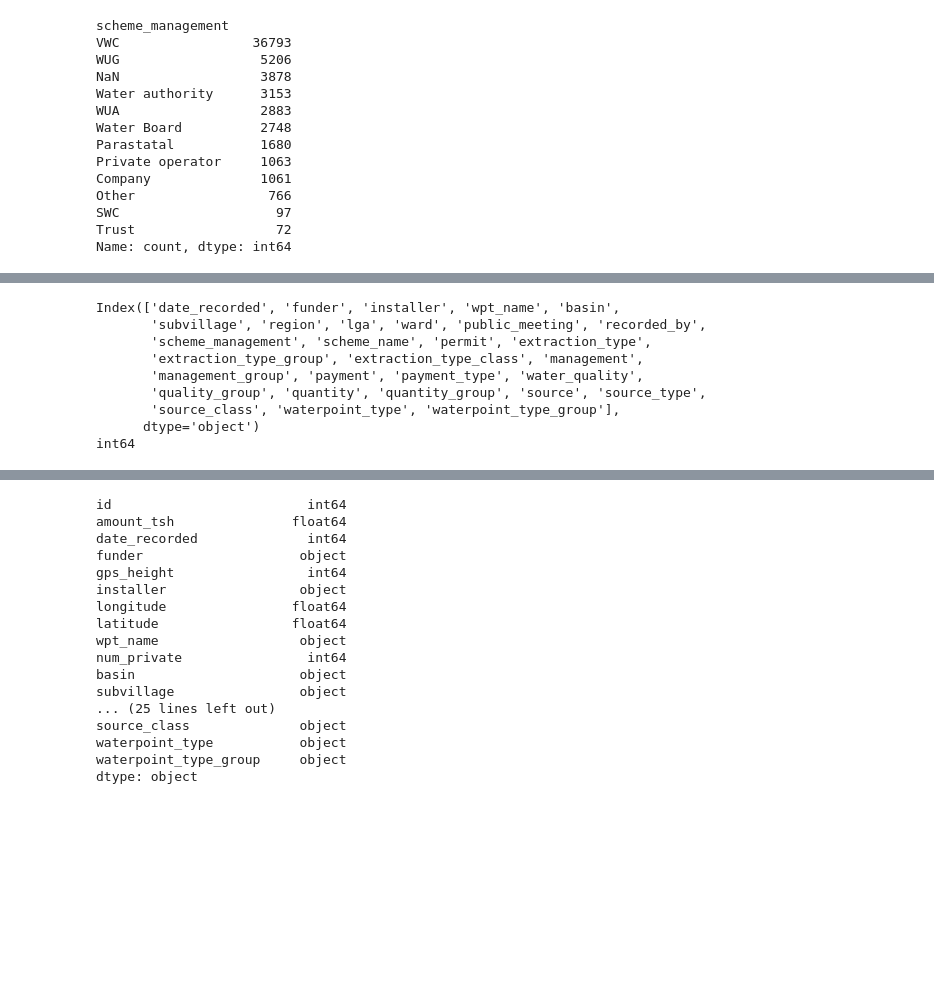
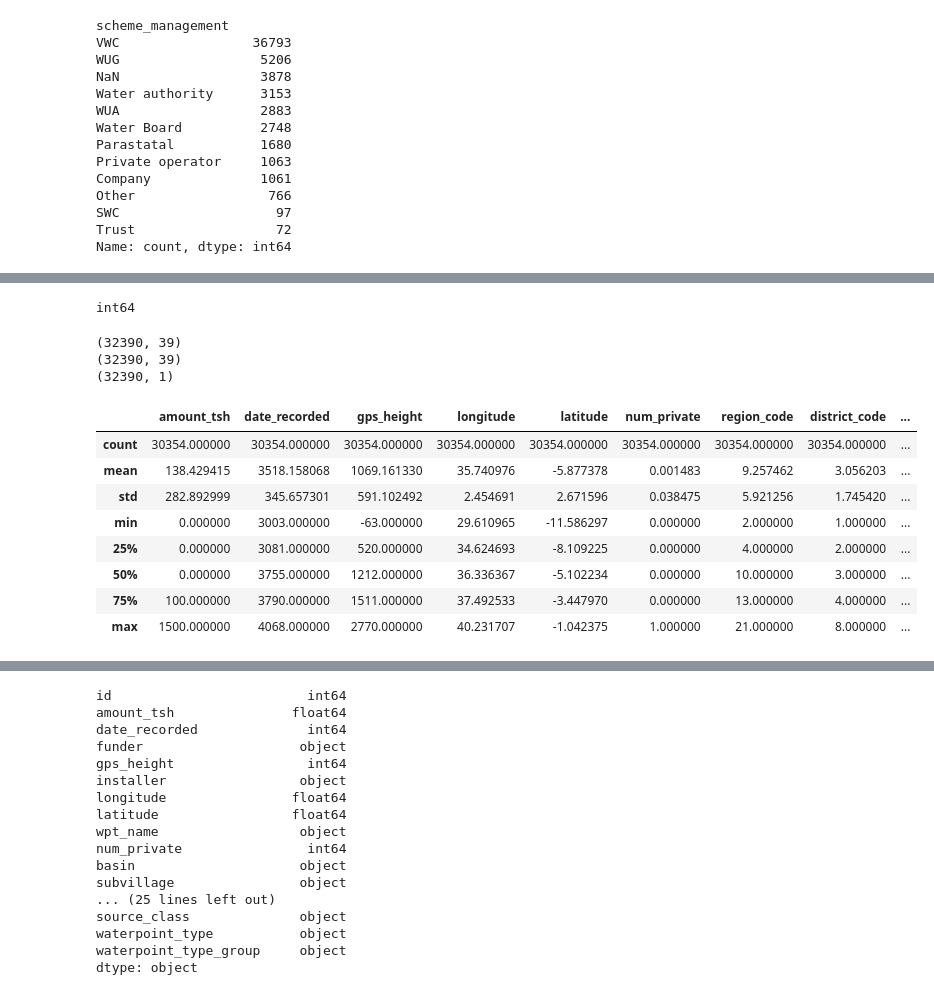
Before and after one commit to jimenacotera/Supervised-ML-Model-Comparison-and-Hyper-parameter-Optimisation, a Jupyter notebook: p1-part1.ipynb, the cells around one changed output, grey strips where cells are left out. Cells and saved outputs as stored; diff of their text form; code cells hidden in the pictures; blank space fills up the shorter version.

```diff
--- a/p1-part1.ipynb
+++ b/p1-part1.ipynb
@@ -260,10 +255,10 @@ plt.show()
 
 
 
-# this feature is read as strings by the dataframe. Therefore, by default, they'll be treated as categorical features. But that doesn't really make sense.
-print(train_values.select_dtypes(include=["object"], exclude=["int64", "float64"]).columns)
+# # this feature is read as strings by the dataframe. Therefore, by default, they'll be treated as categorical features. But that doesn't really make sense.
+# print(train_values.select_dtypes(include=["object"], exclude=["int64", "float64"]).columns)
 
-# One example solution is to convert this feature into a numerical feature: the number of days since the first recorded date in the dataset.
+# Converting 'date_recorded' into a numerical feature: the number of days since the first recorded date in the dataset.
 train_values["date_recorded"] = pd.to_datetime(train_values.date_recorded, format="%Y-%m-%d")
 
 train_values.describe(include = "all")
@@ -279,16 +274,57 @@ n_days_since_first = [x.days for x in new_dates]
 train_values["date_recorded"] = n_days_since_first
 # check data type of the new column (to ensure it's now numeric)
 print(train_values["date_recorded"].dtype)
+
+#Re-calculate the numeric and categorical columns
+numeric_cols = train_values.select_dtypes(include=["int64", "float64"], exclude=["object"]).drop(columns=["id"]).columns
+categoric_cols = train_values.select_dtypes(include=["object"], exclude=["int64", "float64"]).columns
 # %% [output]
-Index(['date_recorded', 'funder', 'installer', 'wpt_name', 'basin',
-       'subvillage', 'region', 'lga', 'ward', 'public_meeting', 'recorded_by',
-       'scheme_management', 'scheme_name', 'permit', 'extraction_type',
-       'extraction_type_group', 'extraction_type_class', 'management',
-       'management_group', 'payment', 'payment_type', 'water_quality',
-       'quality_group', 'quantity', 'quantity_group', 'source', 'source_type',
-       'source_class', 'waterpoint_type', 'waterpoint_type_group'],
-      dtype='object')
 int64
+# %%
+# Outlier Handling in Numeric Fields
+# Through imputation for now TODO
+
+
+# TODO here i am using imputation figure out if that is the best approach
+# Remove every row where construction year is 0 -> this means this data is missing
+mask = train_values['construction_year'] != 0
+print(train_values.shape)
+train_values_filt = train_values[mask].reset_index(drop=True)
+train_labels_filt = train_labels[mask].reset_index(drop=True)
+# TODO clean these two lines up
+train_values = train_values_filt
+train_labels = train_labels_filt
+print(train_values.shape)
+print(train_labels.shape)
+
+
+
+# Detect Outlier through Z Scores
+z_scores = train_values[numeric_cols].apply(zscore)
+threshold = 3
+# mask = (np.abs(z_scores) < threshold).all(axis=1)
+# non_outlier_values = train_values[mask].reset_index(drop=True)
+# non_outlier_labels = train_labels[mask].reset_index(drop=True)
+# train_values = non_outlier_values
+# train_labels = non_outlier_labels
+
+values_non_out = train_values[~(z_scores > threshold).any(axis=1)]
+train_values= values_non_out
+
+train_values.describe()
+# %% [output]
+(32390, 39)
+(32390, 39)
+(32390, 1)
+|  | amount_tsh | date_recorded | gps_height | longitude | latitude | num_private | region_code | district_code | ... |
+| count | 30354.000000 | 30354.000000 | 30354.000000 | 30354.000000 | 30354.000000 | 30354.000000 | 30354.000000 | 30354.000000 | ... |
+| mean | 138.429415 | 3518.158068 | 1069.161330 | 35.740976 | -5.877378 | 0.001483 | 9.257462 | 3.056203 | ... |
+| std | 282.892999 | 345.657301 | 591.102492 | 2.454691 | 2.671596 | 0.038475 | 5.921256 | 1.745420 | ... |
+| min | 0.000000 | 3003.000000 | -63.000000 | 29.610965 | -11.586297 | 0.000000 | 2.000000 | 1.000000 | ... |
+| 25% | 0.000000 | 3081.000000 | 520.000000 | 34.624693 | -8.109225 | 0.000000 | 4.000000 | 2.000000 | ... |
+| 50% | 0.000000 | 3755.000000 | 1212.000000 | 36.336367 | -5.102234 | 0.000000 | 10.000000 | 3.000000 | ... |
+| 75% | 100.000000 | 3790.000000 | 1511.000000 | 37.492533 | -3.447970 | 0.000000 | 13.000000 | 4.000000 | ... |
+| max | 1500.000000 | 4068.000000 | 2770.000000 | 40.231707 | -1.042375 | 1.000000 | 21.000000 | 8.000000 | ... |
 # %%
 train_values.describe(include = "all")
 # %% [output]
```
Also changed, not shown: parts of 8 cells of this notebook.
